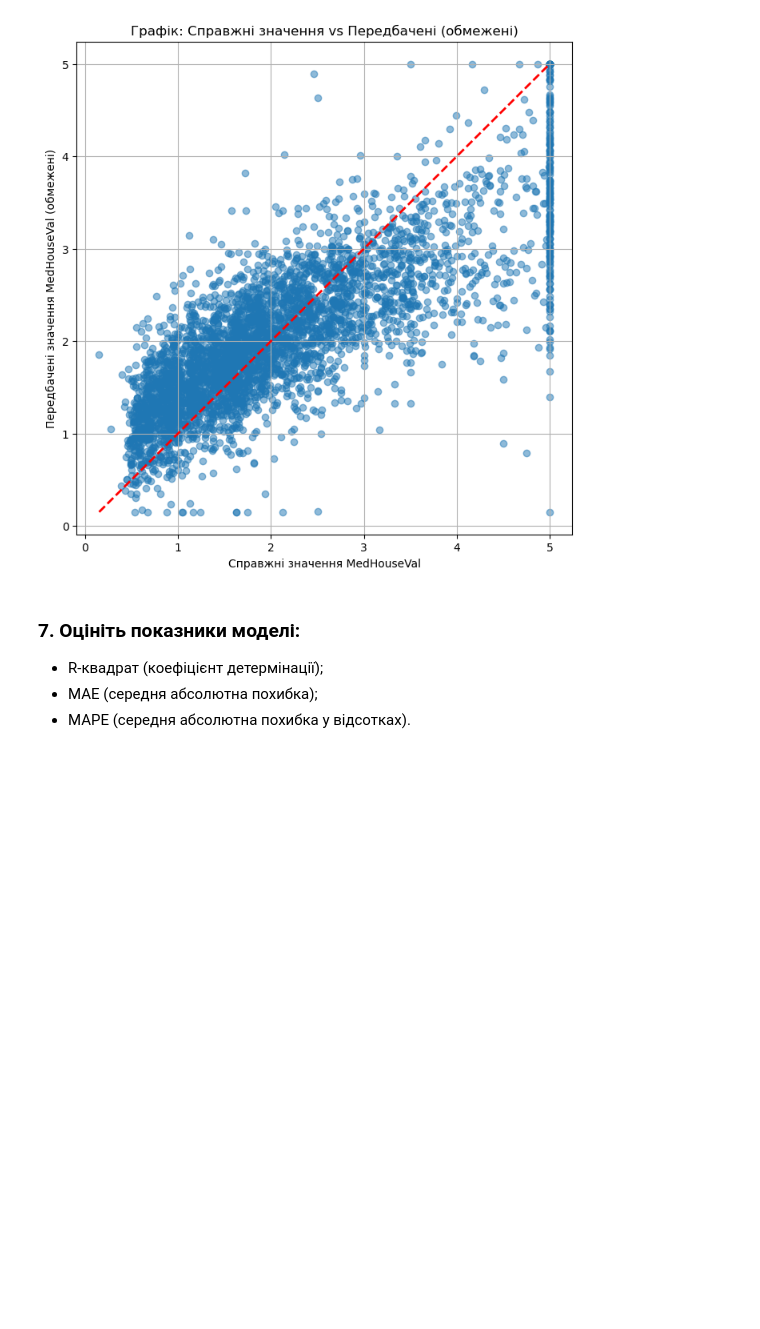
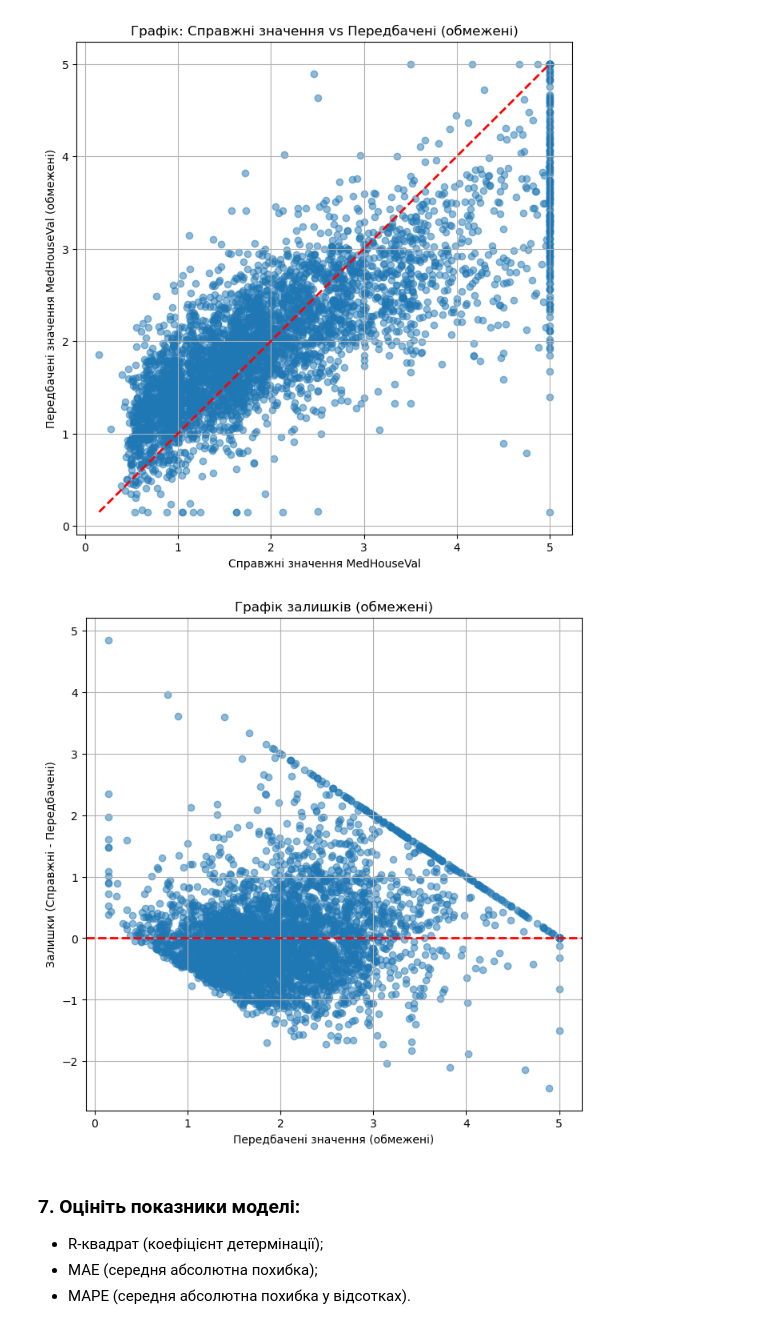
Before and after one commit to Neoversity/MachineLearningFundamentals-Applications, a Jupyter notebook: hw_4/dz_topic_4_БабенкоАнтонІванович.ipynb, the cells around one changed output. Drawn from its saved outputs; the diff is of its cells as text; code cells hidden in the pictures; blank space fills up the shorter version.

```diff
--- a/hw_4/dz_topic_4_БабенкоАнтонІванович.ipynb
+++ b/hw_4/dz_topic_4_БабенкоАнтонІванович.ipynb
@@ -225,6 +225,22 @@ plt.grid()
 plt.show()
 # %% [output]
 [figure]
+# %%
+# Обмеження залишків у межах тренувального діапазону
+y_pred_limited = np.clip(y_pred, y_train.min(), y_train.max())
+residuals_limited = y_test - y_pred_limited
+
+# Побудова графіка залишків з обмеженнями
+plt.figure(figsize=(8, 8))
+plt.scatter(y_pred_limited, residuals_limited, alpha=0.5)
+plt.axhline(y=0, color='red', linestyle='--', linewidth=2)  # Лінія y = 0
+plt.xlabel("Передбачені значення (обмежені)")
+plt.ylabel("Залишки (Справжні - Передбачені)")
+plt.title("Графік залишків (обмежені)")
+plt.grid()
+plt.show()
+# %% [output]
+[figure, added]
 # %% [markdown]
 ### 7. Оцініть показники моделі:
 
```
Also changed, not shown: 3 other files.
